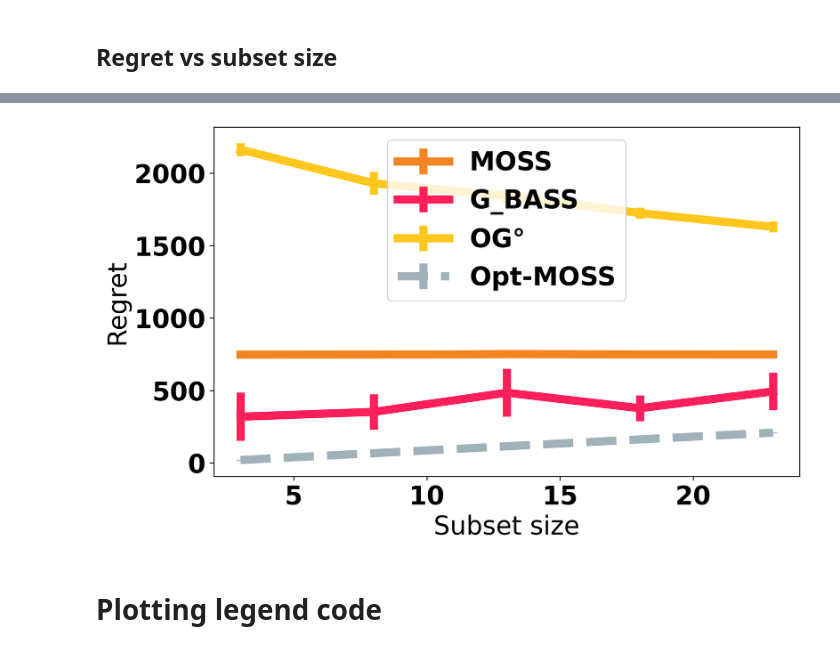
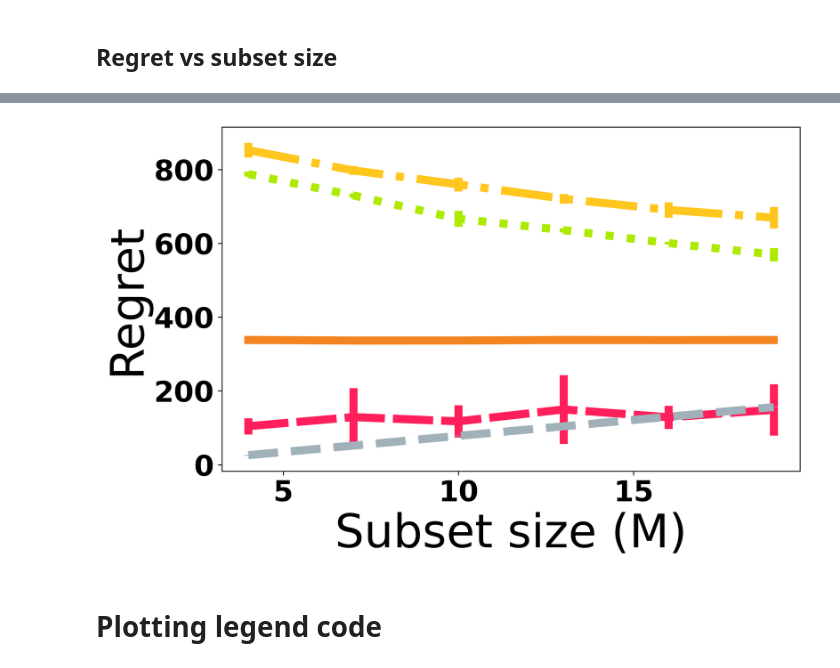
Before and after one commit to duongnhatthang/meta-bandit, a Jupyter notebook: main.ipynb, the cells around one changed output, grey strips where cells are left out. Saved outputs shown, nothing was run; the diff lists cells and outputs as text; code cells hidden in the pictures.

```diff
--- a/main.ipynb
+++ b/main.ipynb
@@ -63,7 +82,0 @@ og_gamma = 0.41019565028738514
-# %%
-# Plot from loaded cache file
-X = np.arange(500, 911, 100)
-gap = kwargs['gap_constrain']
-regret_dict = pickle.load(open("results/cache_tasks.p", "rb"))
-utils.plot(X, regret_dict, '', '# of tasks', 'Regret / task', **kwargs)
-pass
@@ -71,0 +83,8 @@ pass
+# %%
+# Plot from loaded cache file
+# X = np.arange(100, 501, 100)
+X = np.arange(500, 2501, 500)
+gap = kwargs['gap_constrain']
+regret_dict = pickle.load(open("results/tasks.p", "rb"))
+utils.plot(X, regret_dict, '', '# of tasks (N)', 'Regret / task', **kwargs)
+pass
@@ -81,7 +139,8 @@ pass
 # %%
 # Plot from loaded cache file
-X_h = np.arange(4000, 6006, 500) # small stochastic
-regret_dict_h = pickle.load(open("results/cache_horizon.p", "rb"))
-utils.plot(X_h, regret_dict_h, '', 'Horizon', 'Regret / Step', **kwargs)
-plt.ticklabel_format(axis="x", style="sci", scilimits=(0,0))
+# X_h = np.arange(300, 506, 50)
+X_h = np.arange(1600, 3606, 500)
+regret_dict_h = pickle.load(open("results/horizon.p", "rb"))
+utils.plot(X_h, regret_dict_h, '', 'Task length (tau)', 'Regret / Step', **kwargs)
+# plt.ticklabel_format(axis="x", style="sci", scilimits=(0,0))
 # %% [output]
@@ -97,6 +193,7 @@ plt.ticklabel_format(axis="x", style="sci", scilimits=(0,0))
 # %%
 # Plot from loaded cache file
-X_b = np.arange(60,109,10) # small
-regret_dict_b = pickle.load(open("results/cache_arms.p", "rb"))
-utils.plot(X_b, regret_dict_b, '', '# of Arms', 'Regret', **kwargs)
+# X_b = np.arange(10,19,2)
+X_b = np.arange(20,41,5)
+regret_dict_b = pickle.load(open("results/arms.p", "rb"))
+utils.plot(X_b, regret_dict_b, '', '# of Arms (K)', 'Regret', **kwargs)
 # %% [output]
@@ -113,9 +246,10 @@ utils.plot(X_b, regret_dict_b, '', '# of Arms', 'Regret', **kwargs)
 # %%
 # Plot from loaded cache file
-X_e = np.arange(3,25,5)
-regret_dict_e = pickle.load(open("results/cache_subset.p", "rb"))
-utils.plot(X_e, regret_dict_e, '', 'Subset size', 'Regret', **kwargs)
+# X_e = np.arange(2,11,2)
+X_e = np.arange(4,21,3)
+regret_dict_e = pickle.load(open("results/subset.p", "rb"))
+utils.plot(X_e, regret_dict_e, '', 'Subset size (M)', 'Regret', **kwargs)
 # %% [output]
-[figure, old version]
+[figure, new version]
 # %% [markdown]
 # Plotting legend code
```
Also changed, not shown: parts of 12 cells of this notebook, 12 other files.
